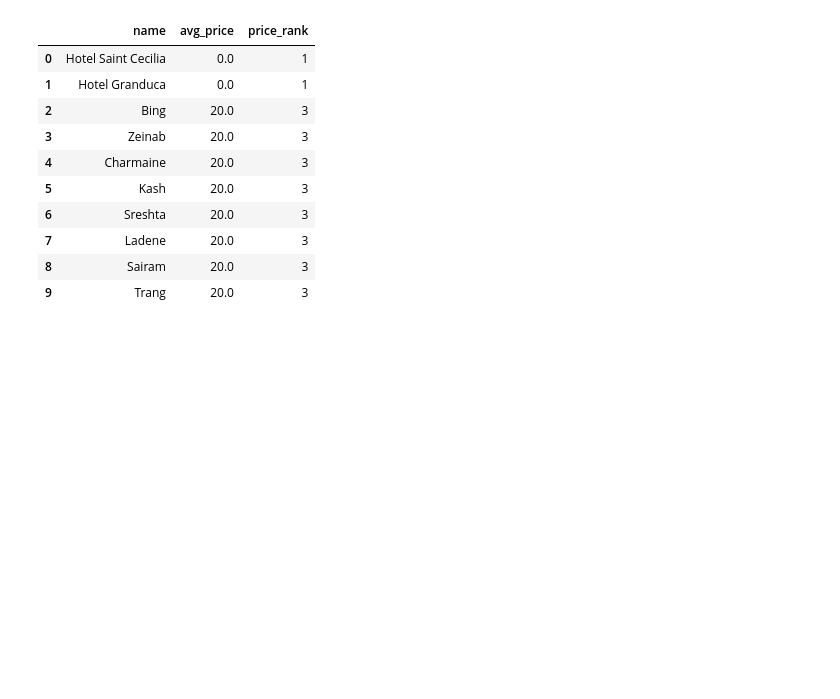
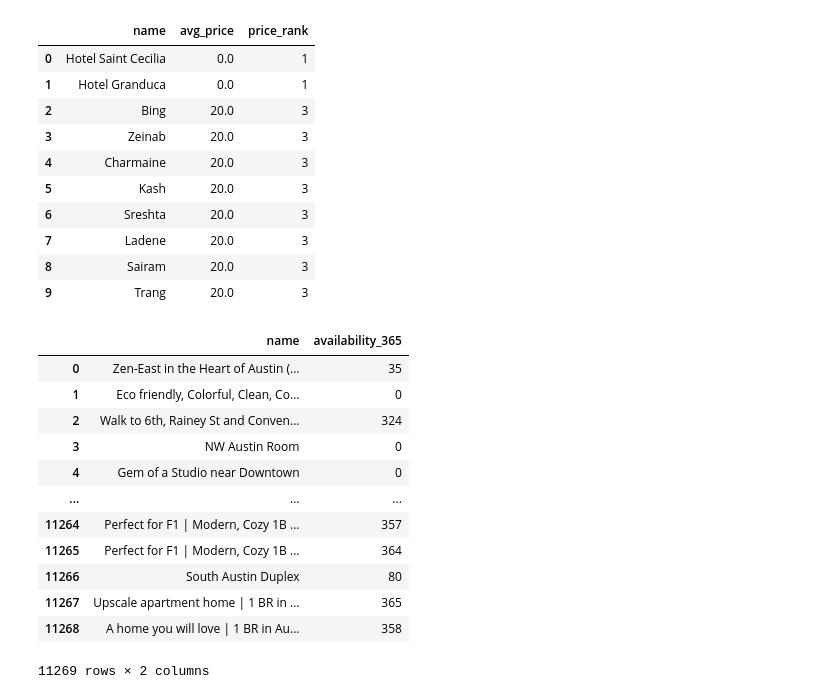
Before and after one commit to Yam-ghub/Airbnb_Datanalysis, a Jupyter notebook: notebook.ipynb, the cells around one changed output. Drawn from its saved outputs; the diff is of its cells as text; code cells hidden in the pictures; blank space fills up the shorter version.

```diff
--- a/notebook.ipynb
+++ b/notebook.ipynb
@@ -172,3 +217,19 @@ LIMIT 10;
 | 7 | Ladene | 20.0 | 3 |
 | 8 | Sairam | 20.0 | 3 |
 | 9 | Trang | 20.0 | 3 |
+# %%
+SELECT name, availability_365 FROM 'data/listings_austin.csv'
+# %% [output]
+|  | name | availability_365 |
+| 0 | Zen-East in the Heart of Austin (... | 35 |
+| 1 | Eco friendly, Colorful, Clean, Co... | 0 |
+| 2 | Walk to 6th, Rainey St and Conven... | 324 |
+| 3 | NW Austin Room | 0 |
+| 4 | Gem of a Studio near Downtown | 0 |
+| ... | ... | ... |
+| 11264 | Perfect for F1 | Modern, Cozy 1B ... | 357 |
+| 11265 | Perfect for F1 | Modern, Cozy 1B ... | 364 |
+| 11266 | South Austin Duplex | 80 |
+| 11267 | Upscale apartment home | 1 BR in ... | 365 |
+| 11268 | A home you will love | 1 BR in Au... | 358 |
+11269 rows × 2 columns
```
Also changed, not shown: parts of 5 cells of this notebook.
